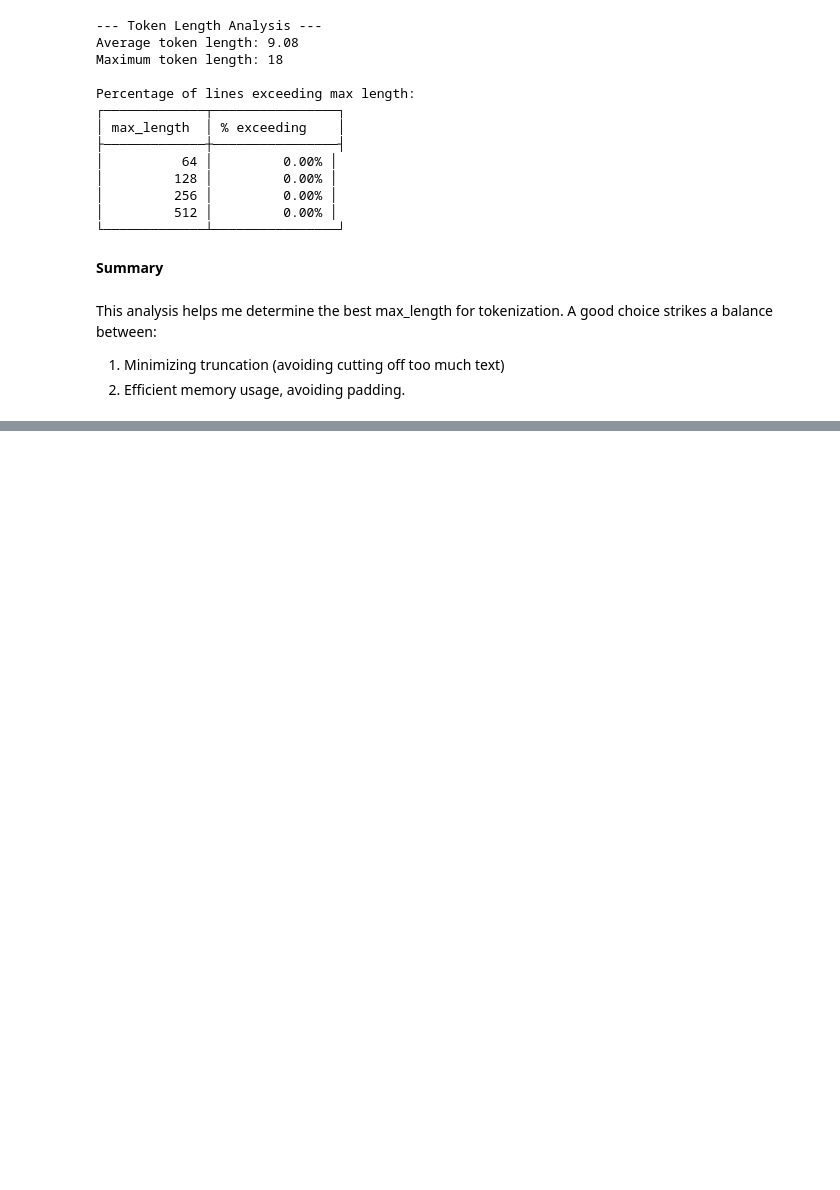
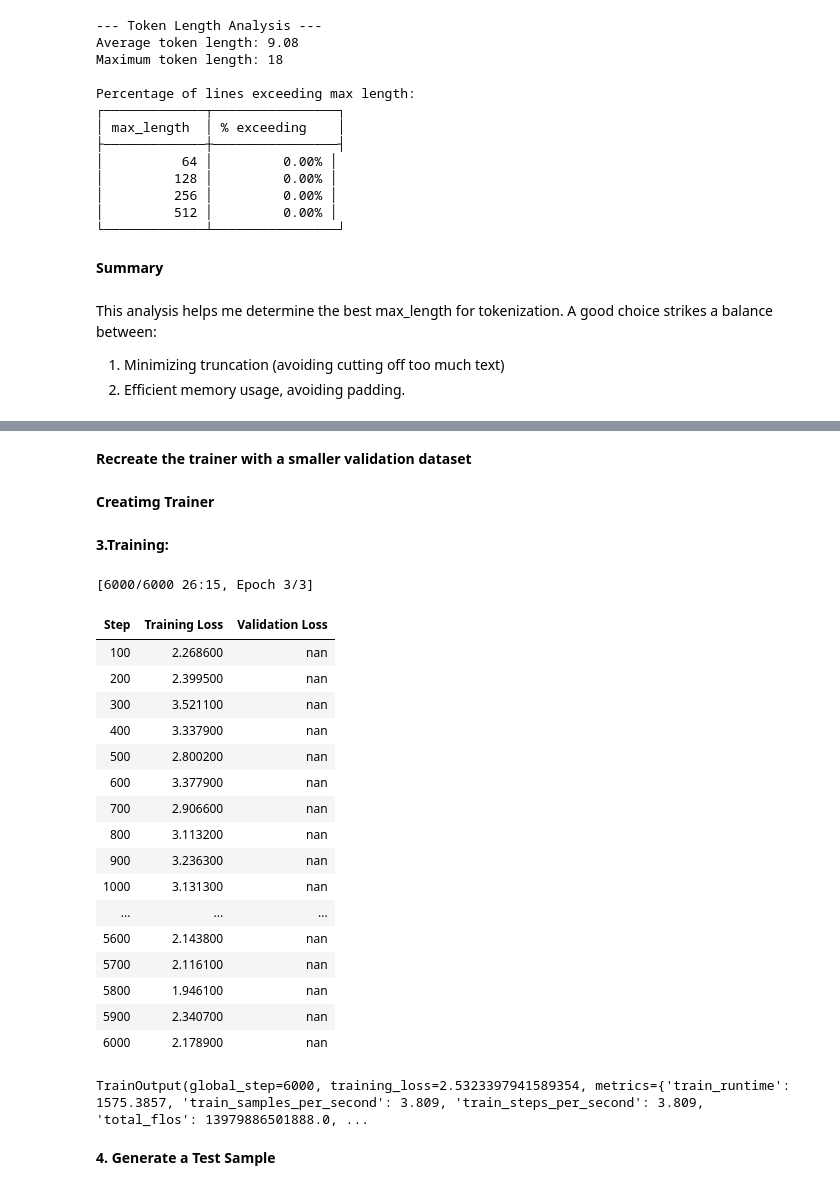
Before and after one commit to IP-04/huggingface_nlp_project_2, a Jupyter notebook: huggingface_preprocessing.ipynb, the cells around one changed output, grey strips where cells are left out. Drawn from its saved outputs; the diff is of its cells as text; code cells hidden in the pictures; blank space fills up the shorter version.

```diff
--- a/huggingface_preprocessing.ipynb
+++ b/huggingface_preprocessing.ipynb
@@ -309,0 +310,8 @@ This analysis helps me determine the best max_length for tokenization.  A good c
+# %%
+from transformers import AutoModelForCausalLM, TrainingArguments, Trainer, DataCollatorForLanguageModeling, pipeline
+from accelerate import Accelerator
+
+# Initialize accelerator
+accelerator = Accelerator()
+
+model = AutoModelForCausalLM.from_pretrained("distilgpt2")
@@ -309,0 +320,5 @@ This analysis helps me determine the best max_length for tokenization.  A good c
+# %%
+data_collator = DataCollatorForLanguageModeling(
+    tokenizer=tokenizer,
+    mlm=False
+)
@@ -309,0 +327,17 @@ This analysis helps me determine the best max_length for tokenization.  A good c
+# %%
+training_args = TrainingArguments(
+    output_dir="./distilgpt2-finetuned-shakespeare",
+    overwrite_output_dir=True,
+    num_train_epochs=3,
+    per_device_train_batch_size=1,
+    per_device_eval_batch_size=1,  # Set to 1 to reduce memory usage
+    evaluation_strategy="steps",
+    eval_steps=500,  # Evaluate less frequently
+    logging_steps=50,
+    save_steps=500,
+    save_total_limit=2,
+    logging_dir="./logs",
+    report_to="none"
+)
+# %% [markdown]
+**Recreate the trainer with a smaller validation dataset**
@@ -309,0 +346,36 @@ This analysis helps me determine the best max_length for tokenization.  A good c
+# %% [markdown]
+**Creatimg Trainer**
+# %%
+trainer = Trainer(
+    model=model,
+    args=training_args,
+    train_dataset=train_dataset_subset,
+    eval_dataset=val_dataset,
+    data_collator=data_collator
+)
+# %% [markdown]
+**3.Training:**
+# %%
+trainer.train()
+# %% [output]
+[6000/6000 26:15, Epoch 3/3]
+| Step | Training Loss | Validation Loss |
+| 100 | 2.268600 | nan |
+| 200 | 2.399500 | nan |
+| 300 | 3.521100 | nan |
+| 400 | 3.337900 | nan |
+| 500 | 2.800200 | nan |
+| 600 | 3.377900 | nan |
+| 700 | 2.906600 | nan |
+| 800 | 3.113200 | nan |
+| 900 | 3.236300 | nan |
+| 1000 | 3.131300 | nan |
+| ... | ... | ... |
+| 5600 | 2.143800 | nan |
+| 5700 | 2.116100 | nan |
+| 5800 | 1.946100 | nan |
+| 5900 | 2.340700 | nan |
+| 6000 | 2.178900 | nan |
+TrainOutput(global_step=6000, training_loss=2.5323397941589354, metrics={'train_runtime': 1575.3857, 'train_samples_per_second': 3.809, 'train_steps_per_second': 3.809, 'total_flos': 13979886501888.0, ...
+# %% [markdown]
+**4. Generate a Test Sample**
```
Also changed, not shown: parts of 25 cells of this notebook.
